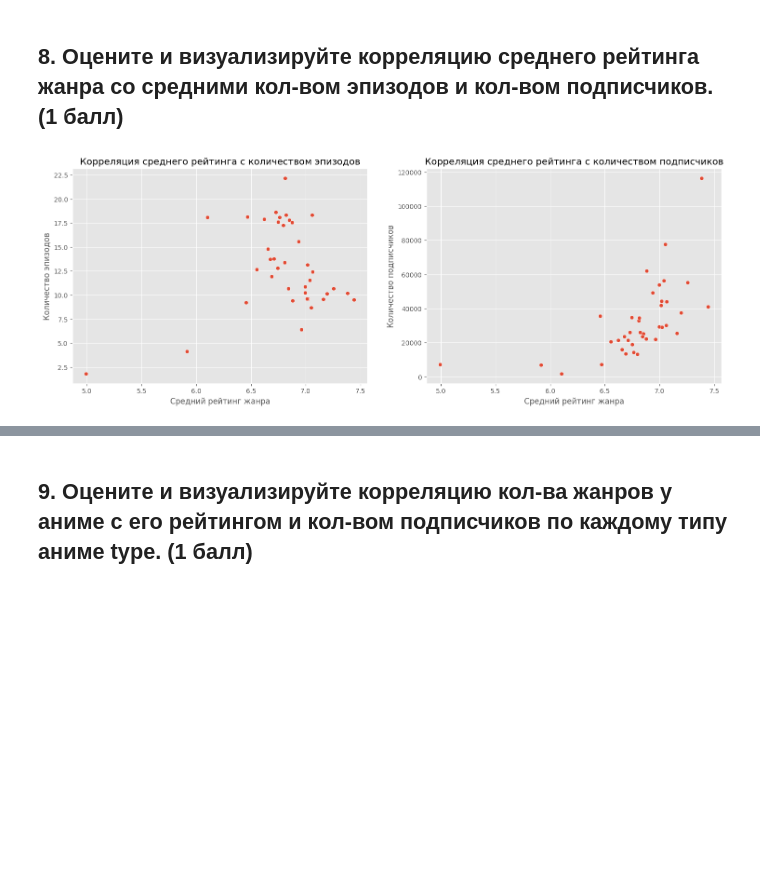
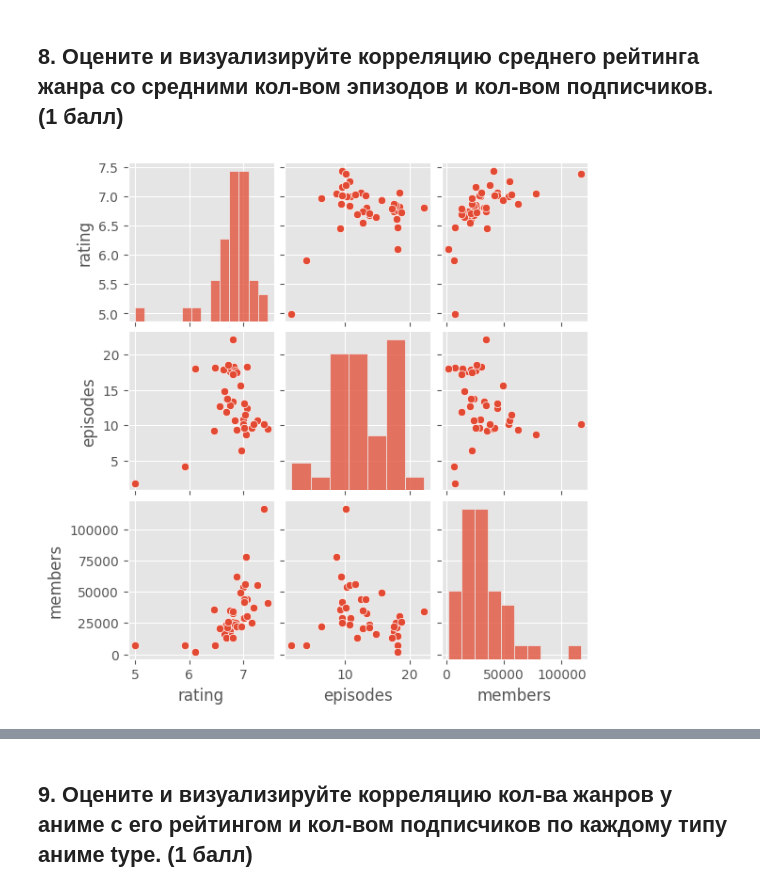
Before and after one commit to hilkovich/itmo_math_stat, a Jupyter notebook: homework_1/HW_1.ipynb, the cells around one changed output, grey strips where cells are left out. Cells and saved outputs as stored; diff of their text form; code cells hidden in the pictures; blank space fills up the shorter version.

```diff
--- a/homework_1/HW_1.ipynb
+++ b/homework_1/HW_1.ipynb
@@ -312,22 +300,7 @@ mean_genre_rating = (
     .agg({"rating": "mean", "episodes": "mean", "members": "mean"})
     .reset_index()
 )
-# %%
-# Визуализируем корреляцию среднего рейтинга жанра с количеством эпизодов и количеством подписчиков
-plt.figure(figsize=(18, 6))
-
-plt.subplot(1, 2, 1)
-sns.scatterplot(x="rating", y="episodes", data=mean_genre_rating)
-plt.title("Корреляция среднего рейтинга с количеством эпизодов")
-plt.xlabel("Средний рейтинг жанра")
-plt.ylabel("Количество эпизодов")
-
-plt.subplot(1, 2, 2)
-sns.scatterplot(x="rating", y="members", data=mean_genre_rating)
-plt.title("Корреляция среднего рейтинга с количеством подписчиков")
-plt.xlabel("Средний рейтинг жанра")
-plt.ylabel("Количество подписчиков")
-
-plt.show()
-# %% [output]
-[figure, removed]
+# %%
+ax = sns.pairplot(mean_genre_rating, height=2, kind="scatter")
+# %% [output]
+[figure, added]
```
Also changed, not shown: parts of 15 cells of this notebook.
